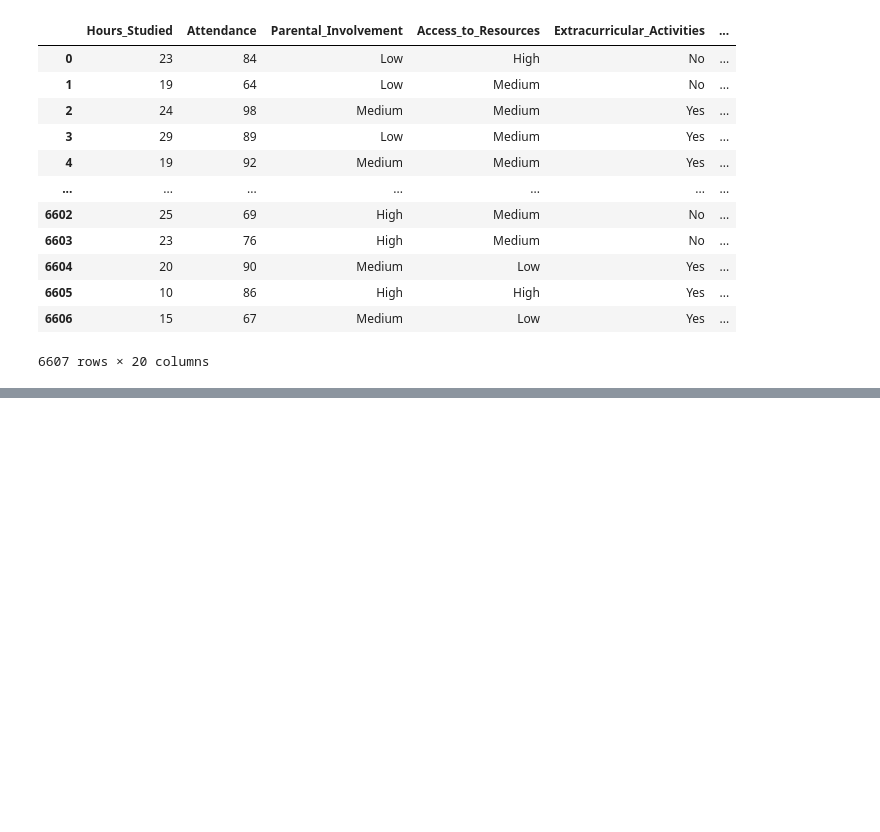
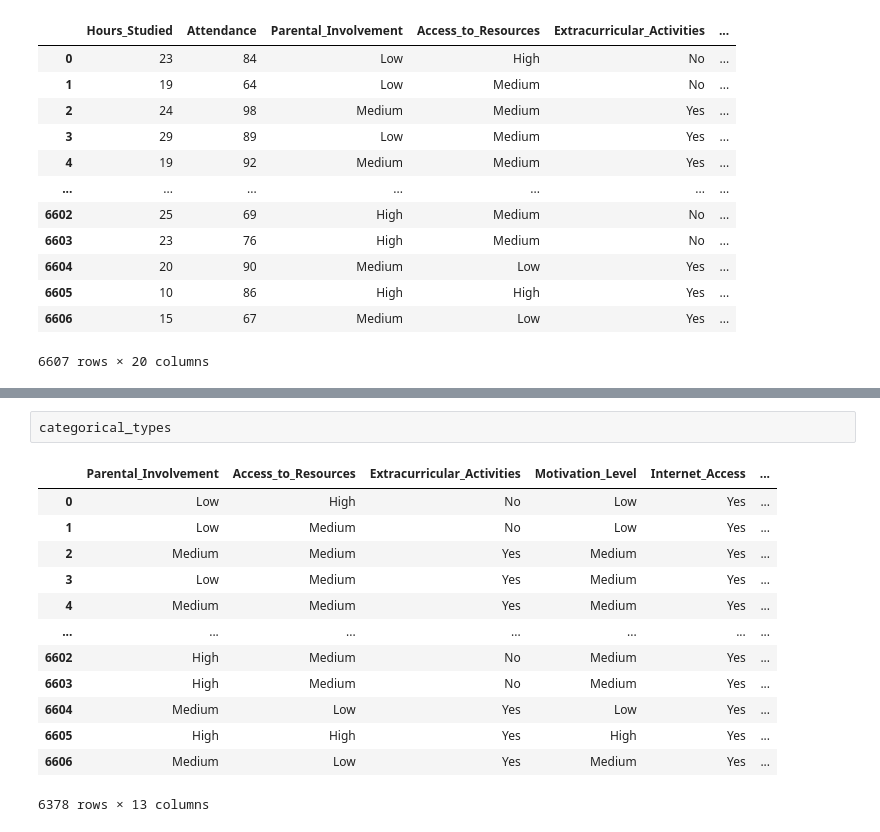
Before and after one commit to MaukanMir/Student-Performance-Figures-Analysis, a Jupyter notebook: training.ipynb, the cells around one changed output, grey strips where cells are left out. Saved outputs shown, nothing was run; the diff lists cells and outputs as text; blank space fills up the shorter version.

```diff
--- a/training.ipynb
+++ b/training.ipynb
@@ -30,0 +168,16 @@ df
+# %%
+categorical_types
+# %% [output]
+|  | Parental_Involvement | Access_to_Resources | Extracurricular_Activities | Motivation_Level | Internet_Access | ... |
+| 0 | Low | High | No | Low | Yes | ... |
+| 1 | Low | Medium | No | Low | Yes | ... |
+| 2 | Medium | Medium | Yes | Medium | Yes | ... |
+| 3 | Low | Medium | Yes | Medium | Yes | ... |
+| 4 | Medium | Medium | Yes | Medium | Yes | ... |
+| ... | ... | ... | ... | ... | ... | ... |
+| 6602 | High | Medium | No | Medium | Yes | ... |
+| 6603 | High | Medium | No | Medium | Yes | ... |
+| 6604 | Medium | Low | Yes | Low | Yes | ... |
+| 6605 | High | High | Yes | High | Yes | ... |
+| 6606 | Medium | Low | Yes | Medium | Yes | ... |
+6378 rows × 13 columns
```
Also changed, not shown: parts of 14 cells of this notebook.
